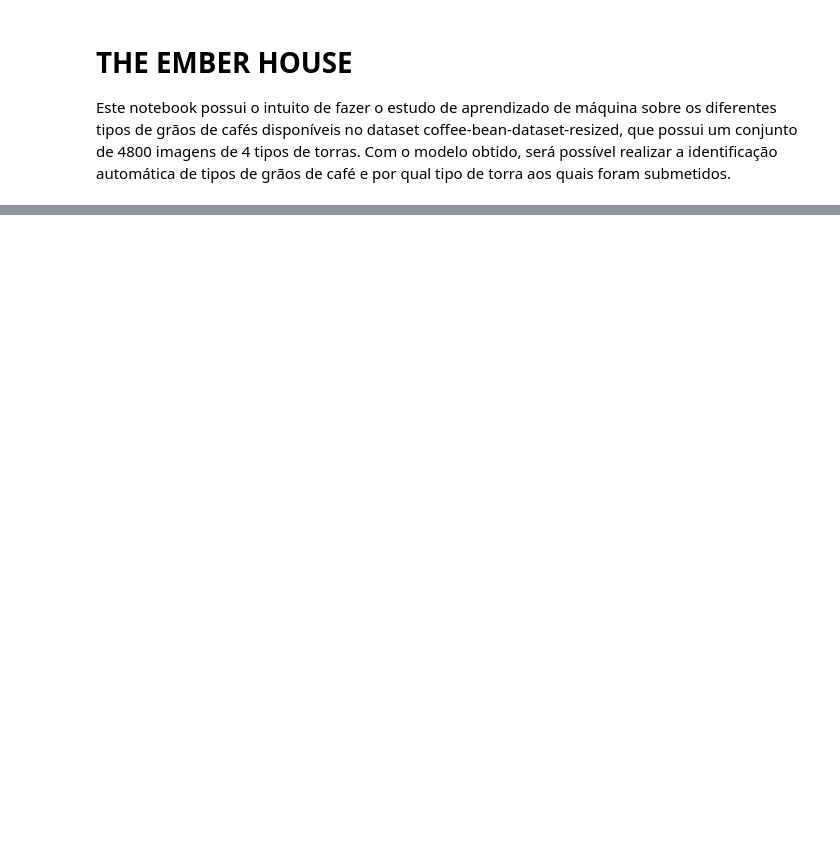
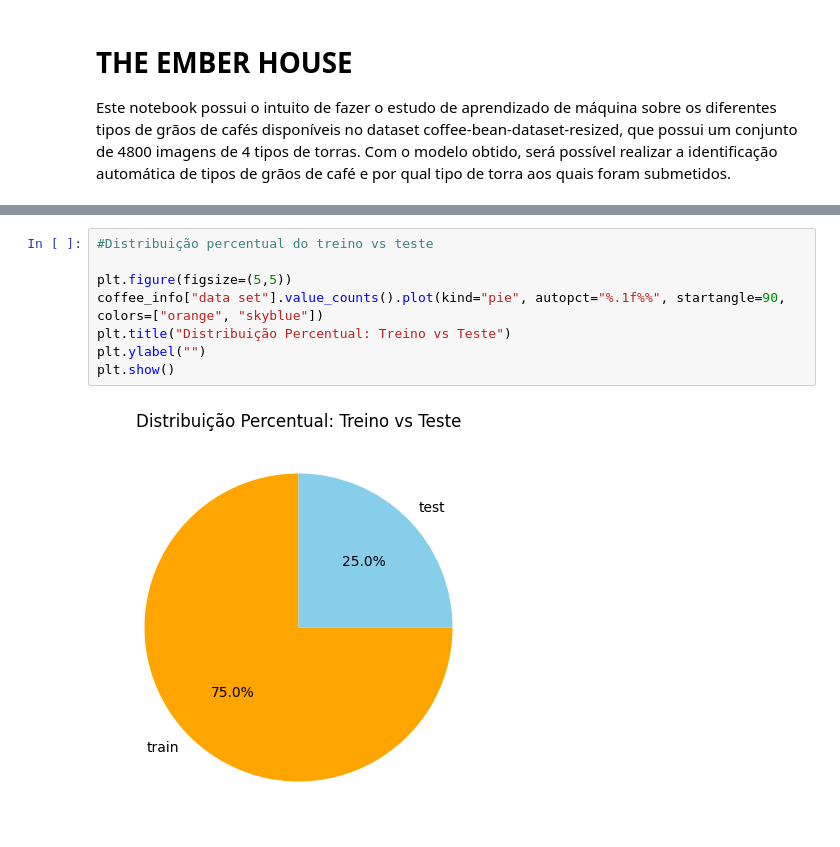
Before and after one commit to YuriRadzi/the-ember-house, a Jupyter notebook: coffee_bean_image_classification.ipynb, the cells around one changed output, grey strips where cells are left out. Drawn from its saved outputs; the diff is of its cells as text; blank space fills up the shorter version.

```diff
--- a/coffee_bean_image_classification.ipynb
+++ b/coffee_bean_image_classification.ipynb
@@ -26,0 +68,10 @@ coffee_info["filepaths"] = "data/"+coffee_info["filepaths"] #Ajustando o caminho
+# %%
+#Distribuição percentual do treino vs teste
+
+plt.figure(figsize=(5,5))
+coffee_info["data set"].value_counts().plot(kind="pie", autopct="%.1f%%", startangle=90, colors=["orange", "skyblue"])
+plt.title("Distribuição Percentual: Treino vs Teste")
+plt.ylabel("")
+plt.show()
+# %% [output]
+[figure, added]
```
Also changed, not shown: parts of 13 cells of this notebook.
